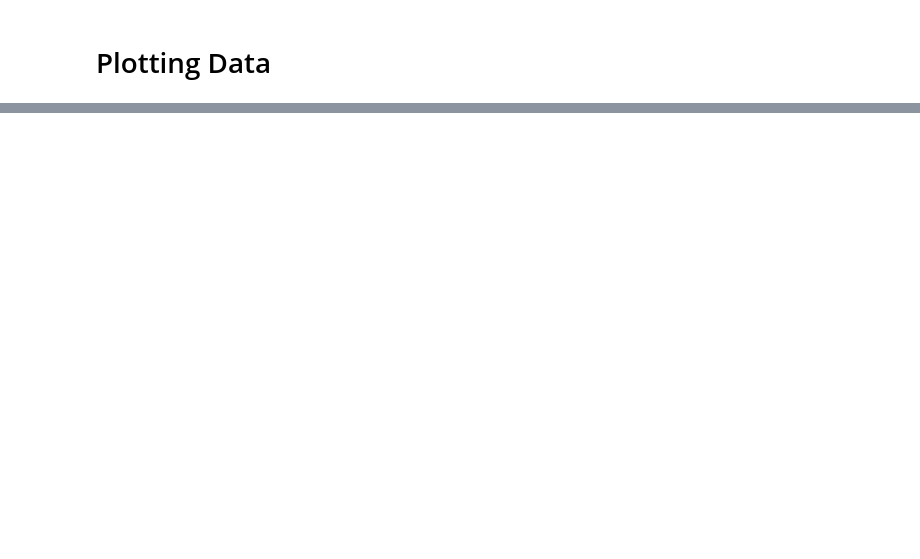
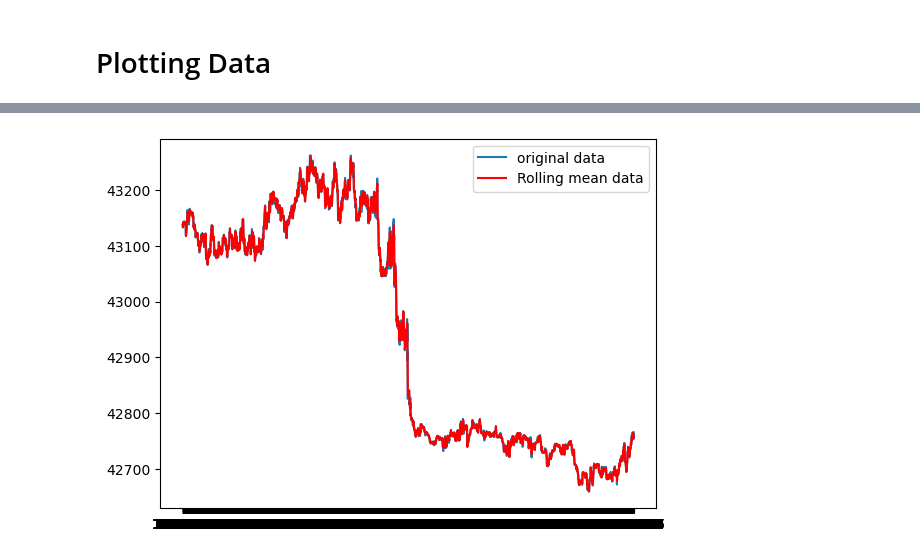
Before and after one commit to ghayurabbasbuck/ML-1-, a Jupyter notebook: Treading Feature (Big Dataset).ipynb, the cells around one changed output, grey strips where cells are left out. Cells and saved outputs as stored; diff of their text form; code cells hidden in the pictures; blank space fills up the shorter version.

```diff
--- a/Treading Feature (Big Dataset).ipynb
+++ b/Treading Feature (Big Dataset).ipynb
@@ -231,0 +161,4 @@ plt.show()
+# %%
+df['rolling_mean'] = df['last_price'].rolling(window=5).mean()
+df['rolling_std'] = df['last_price'].rolling(window=5).std()
+df['rolling_sum'] = df['last_price'].rolling(window = 5).sum()
@@ -231,0 +213,7 @@ plt.show()
+# %%
+plt.plot(df.index,df['last_price'],label = 'original data')
+plt.plot(df.index, df['rolling_mean'], label = 'Rolling mean data',color='r')
+plt.legend()
+plt.show()
+# %% [output]
+[figure, added]
```
Also changed, not shown: parts of 33 cells of this notebook.
